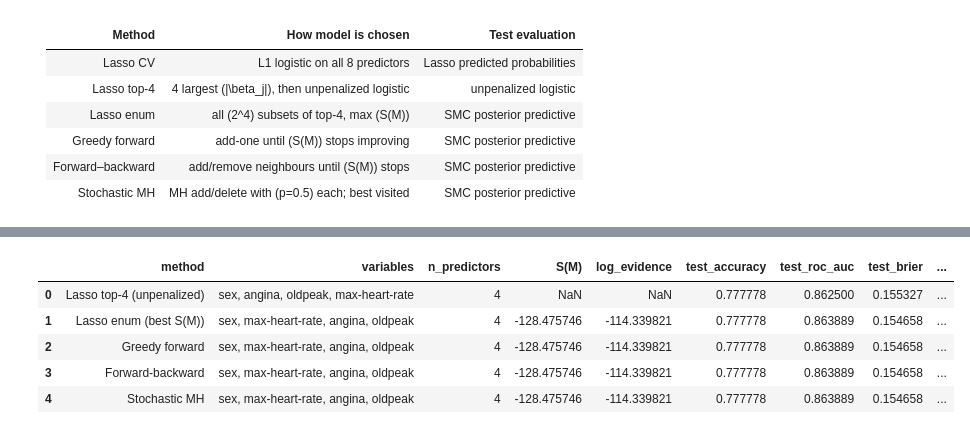
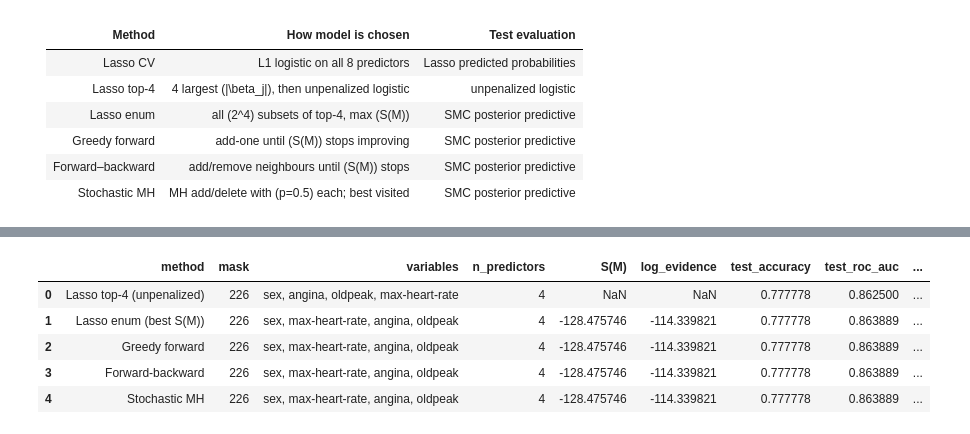
Before and after one commit to saobangmath/MiniProject-PhD-, a Jupyter notebook: MCMC/model-selection.ipynb, the cells around one changed output, grey strips where cells are left out. Saved outputs shown, nothing was run; the diff lists cells and outputs as text; code cells hidden in the pictures.

Commit message:
add experiment for model sensitivity

```diff
--- a/MCMC/model-selection.ipynb
+++ b/MCMC/model-selection.ipynb
@@ -1163,9 +1163,10 @@ def _search_test_metrics(result):
     }
 
 
-def _row(method, variables, n_predictors, score, log_evidence, metrics, notes=""):
+def _row(method, mask, variables, n_predictors, score, log_evidence, metrics, notes=""):
     return {
         "method": method,
+        "mask": mask,
         "variables": ", ".join(variables) if variables else "(intercept only)",
         "n_predictors": int(n_predictors),
         "S(M)": score,
@@ -1175,9 +1176,28 @@ def _row(method, variables, n_predictors, score, log_evidence, metrics, notes=""
     }
 
 
+search_results = {
+    "Lasso enum (best S(M))": lasso_enum_result,
+    "Greedy forward": greedy_result,
+    "Forward-backward": fwd_bwd_result,
+    "Stochastic MH": stochastic_result,
+}
+
+unique_masks = {r.mask for r in search_results.values()}
+if len(unique_masks) == 1:
+    only_mask = next(iter(unique_masks))
+    only_vars = next(iter(search_results.values())).variables
+    print(
+        "Note: all Bayesian search methods selected the same model "
+        f"(mask={only_mask}, vars={only_vars}). "
+        "Identical S(M), log_evidence, and test metrics are therefore expected."
+    )
+else:
+    print(f"Note: search methods selected {len(unique_masks)} distinct models (masks={sorted(unique_masks)})")
+
 rows = []
 
-# 2) Lasso top-4 + unpenalized logistic
+# 1) Lasso top-4 + unpenalized logistic
 Xtr4 = np.asarray(X_train)[:, lasso_top4_indices]
 Xte4 = np.asarray(X_test)[:, lasso_top4_indices]
 logit4 = LogisticRegression(penalty=None, solver="lbfgs", max_iter=2000)
@@ -1185,8 +1205,9 @@ logit4.fit(Xtr4, np.ravel(np.asarray(y_train)))
 rows.append(
     _row(
         "Lasso top-4 (unpenalized)",
-        lasso_top4_names,
-        4,
+        mask=lasso_mask,
+        variables=lasso_top4_names,
+        n_predictors=4,
         score=np.nan,
         log_evidence=np.nan,
         metrics=_classical_test_metrics(logit4, Xte4, y_test),
@@ -1194,12 +1215,13 @@ rows.append(
     )
 )
 
-# 3) Best S(M) among 16 Lasso-screened subsets
+# 2) Best S(M) among 16 Lasso-screened subsets
 rows.append(
     _row(
         "Lasso enum (best S(M))",
-        lasso_enum_result.variables,
-        lasso_enum_result.n_predictors,
+        mask=lasso_enum_result.mask,
+        variables=lasso_enum_result.variables,
+        n_predictors=lasso_enum_result.n_predictors,
         score=lasso_enum_result.score,
         log_evidence=lasso_enum_result.log_evidence,
         metrics=_search_test_metrics(lasso_enum_result),
@@ -1207,12 +1229,13 @@ rows.append(
     )
 )
 
-# 4) Greedy forward
+# 3) Greedy forward
 rows.append(
     _row(
         "Greedy forward",
-        greedy_result.variables,
-        greedy_result.n_predictors,
+        mask=greedy_result.mask,
+        variables=greedy_result.variables,
+        n_predictors=greedy_result.n_predictors,
         score=greedy_result.score,
         log_evidence=greedy_result.log_evidence,
         metrics=_search_test_metrics(greedy_result),
@@ -1220,12 +1243,13 @@ rows.append(
     )
 )
 
-# 5) Forward-backward
+# 4) Forward-backward
 rows.append(
     _row(
         "Forward-backward",
-        fwd_bwd_result.variables,
-        fwd_bwd_result.n_predictors,
+        mask=fwd_bwd_result.mask,
+        variables=fwd_bwd_result.variables,
+        n_predictors=fwd_bwd_result.n_predictors,
         score=fwd_bwd_result.score,
         log_evidence=fwd_bwd_result.log_evidence,
         metrics=_search_test_metrics(fwd_bwd_result),
@@ -1233,12 +1257,13 @@ rows.append(
     )
 )
 
-# 6) Stochastic MH search
+# 5) Stochastic MH search
 rows.append(
     _row(
         "Stochastic MH",
-        stochastic_result.variables,
-        stochastic_result.n_predictors,
+        mask=stochastic_result.mask,
+        variables=stochastic_result.variables,
+        n_predictors=stochastic_result.n_predictors,
         score=stochastic_result.score,
         log_evidence=stochastic_result.log_evidence,
         metrics=_search_test_metrics(stochastic_result),
@@ -1247,9 +1272,22 @@ rows.append(
 )
 
 stage3_compare_df = pd.DataFrame(rows)
+display_cols = [
+    "method",
+    "mask",
+    "variables",
+    "n_predictors",
+    "S(M)",
+    "log_evidence",
+    "test_accuracy",
+    "test_roc_auc",
+    "test_brier",
+    "test_log_loss",
+    "notes",
+]
 print("Stage 3 comparison (same train/test split)")
 print(
-    stage3_compare_df.to_string(
+    stage3_compare_df[display_cols].to_string(
         index=False,
         float_format=lambda x: f"{x: .4f}" if pd.notna(x) else "   n/a",
     )
@@ -1295,6 +1334,6 @@ Lower is better: test_brier, test_log_loss
-|  | method | variables | n_predictors | S(M) | log_evidence | test_accuracy | test_roc_auc | test_brier | ... |
-| 0 | Lasso top-4 (unpenalized) | sex, angina, oldpeak, max-heart-rate | 4 | NaN | NaN | 0.777778 | 0.862500 | 0.155327 | ... |
-| 1 | Lasso enum (best S(M)) | sex, max-heart-rate, angina, oldpeak | 4 | -128.475746 | -114.339821 | 0.777778 | 0.863889 | 0.154658 | ... |
-| 2 | Greedy forward | sex, max-heart-rate, angina, oldpeak | 4 | -128.475746 | -114.339821 | 0.777778 | 0.863889 | 0.154658 | ... |
-| 3 | Forward-backward | sex, max-heart-rate, angina, oldpeak | 4 | -128.475746 | -114.339821 | 0.777778 | 0.863889 | 0.154658 | ... |
-| 4 | Stochastic MH | sex, max-heart-rate, angina, oldpeak | 4 | -128.475746 | -114.339821 | 0.777778 | 0.863889 | 0.154658 | ... |
+|  | method | mask | variables | n_predictors | S(M) | log_evidence | test_accuracy | test_roc_auc | ... |
+| 0 | Lasso top-4 (unpenalized) | 226 | sex, angina, oldpeak, max-heart-rate | 4 | NaN | NaN | 0.777778 | 0.862500 | ... |
+| 1 | Lasso enum (best S(M)) | 226 | sex, max-heart-rate, angina, oldpeak | 4 | -128.475746 | -114.339821 | 0.777778 | 0.863889 | ... |
+| 2 | Greedy forward | 226 | sex, max-heart-rate, angina, oldpeak | 4 | -128.475746 | -114.339821 | 0.777778 | 0.863889 | ... |
+| 3 | Forward-backward | 226 | sex, max-heart-rate, angina, oldpeak | 4 | -128.475746 | -114.339821 | 0.777778 | 0.863889 | ... |
+| 4 | Stochastic MH | 226 | sex, max-heart-rate, angina, oldpeak | 4 | -128.475746 | -114.339821 | 0.777778 | 0.863889 | ... |
```
Also changed, not shown: parts of 4 cells of this notebook, 3 other files.
